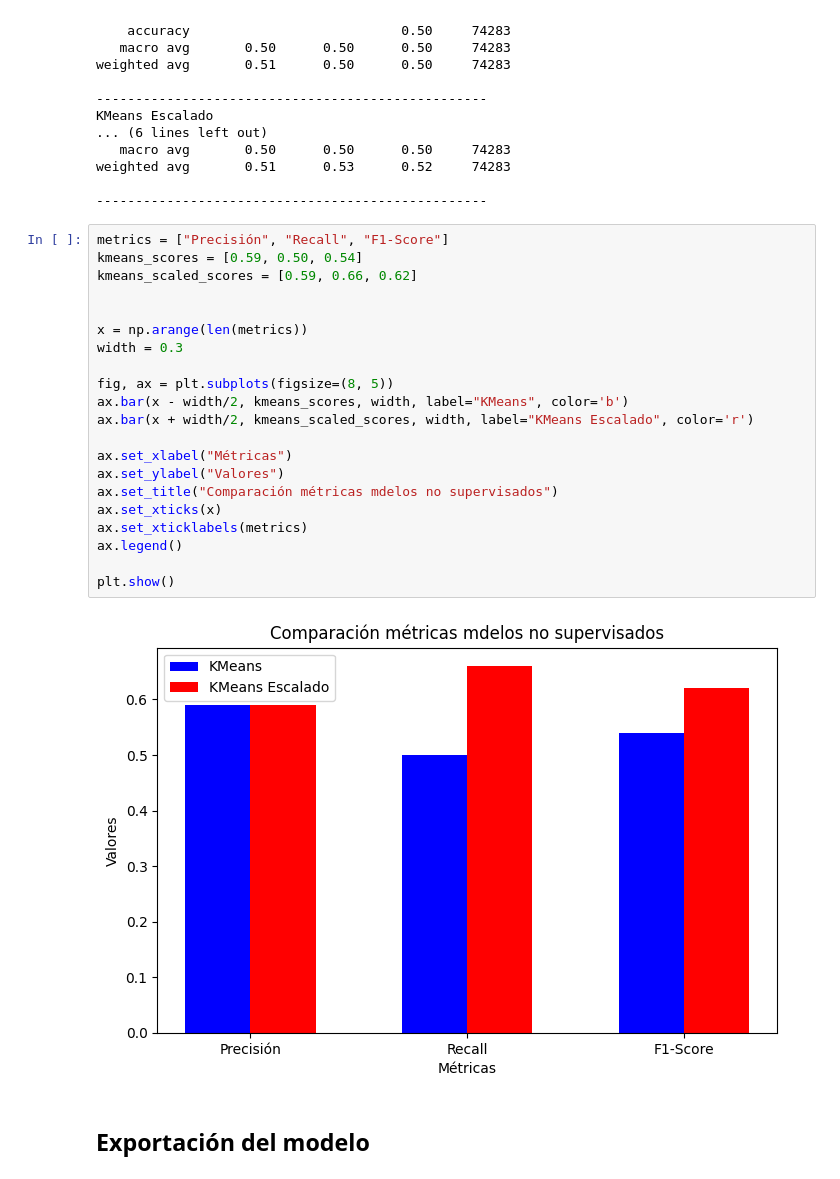
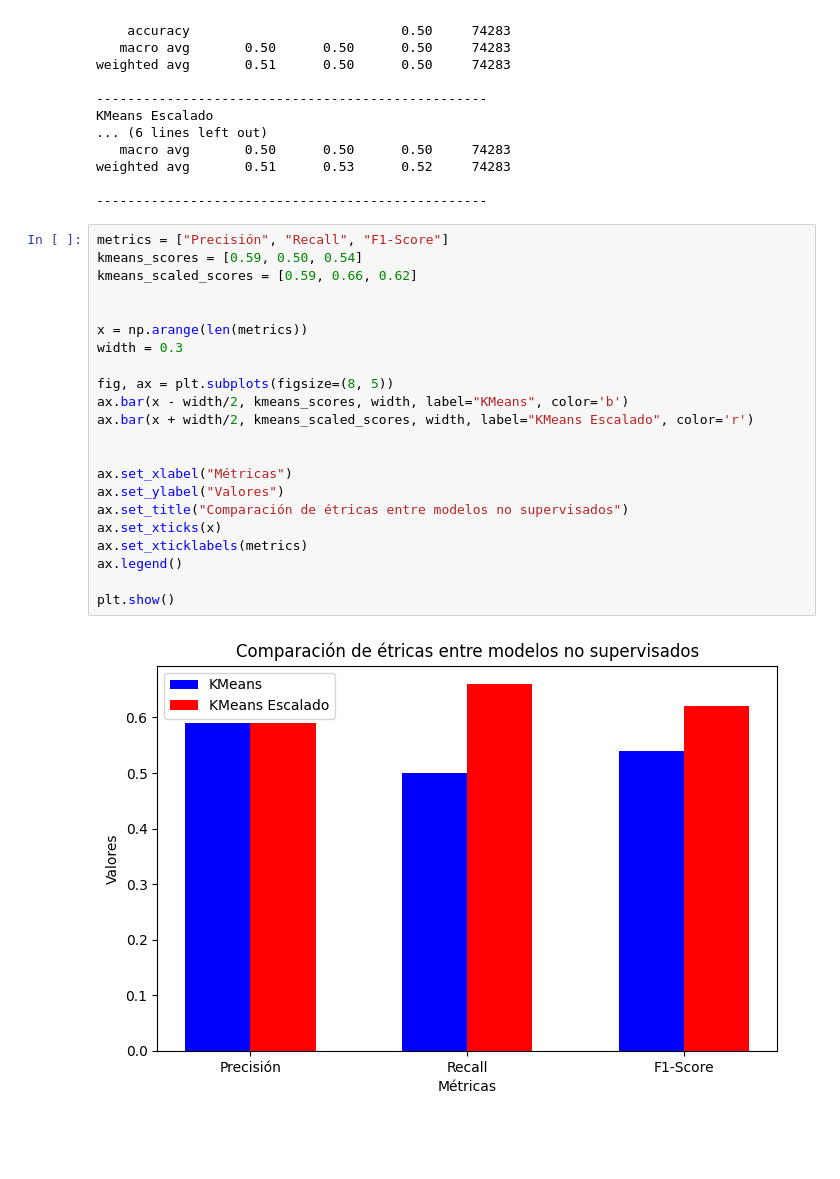
Before and after one commit to JosueRodriguezSams/RememberUs-Recuerdanos-, a Jupyter notebook: Analisis_predictivo_del_alzheimer.ipynb, the cells around one changed output. Saved outputs shown, nothing was run; the diff lists cells and outputs as text; blank space fills up the shorter version.

```diff
--- a/Analisis_predictivo_del_alzheimer.ipynb
+++ b/Analisis_predictivo_del_alzheimer.ipynb
@@ -582,25 +711,24 @@ weighted avg       0.51      0.53      0.52     74283
 # %%
 metrics = ["Precisión", "Recall", "F1-Score"]
 kmeans_scores = [0.59, 0.50, 0.54]
 kmeans_scaled_scores = [0.59, 0.66, 0.62]
 
 
 x = np.arange(len(metrics))
 width = 0.3
 
 fig, ax = plt.subplots(figsize=(8, 5))
 ax.bar(x - width/2, kmeans_scores, width, label="KMeans", color='b')
 ax.bar(x + width/2, kmeans_scaled_scores, width, label="KMeans Escalado", color='r')
 
+
 ax.set_xlabel("Métricas")
 ax.set_ylabel("Valores")
-ax.set_title("Comparación métricas mdelos no supervisados")
+ax.set_title("Comparación de étricas entre modelos no supervisados")
 ax.set_xticks(x)
 ax.set_xticklabels(metrics)
 ax.legend()
 
 plt.show()
 # %% [output]
-[figure, old version]
+[figure, new version]
-# %% [markdown]
-## Exportación del modelo
```
Also changed, not shown: parts of 40 cells of this notebook, 2 other files.
